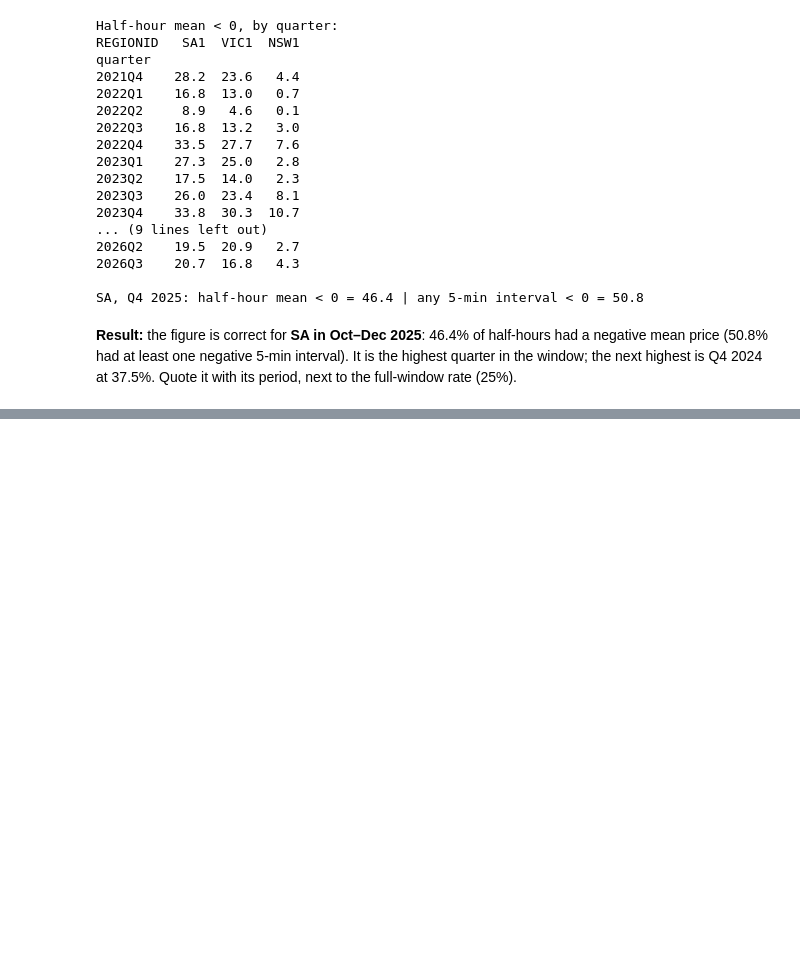
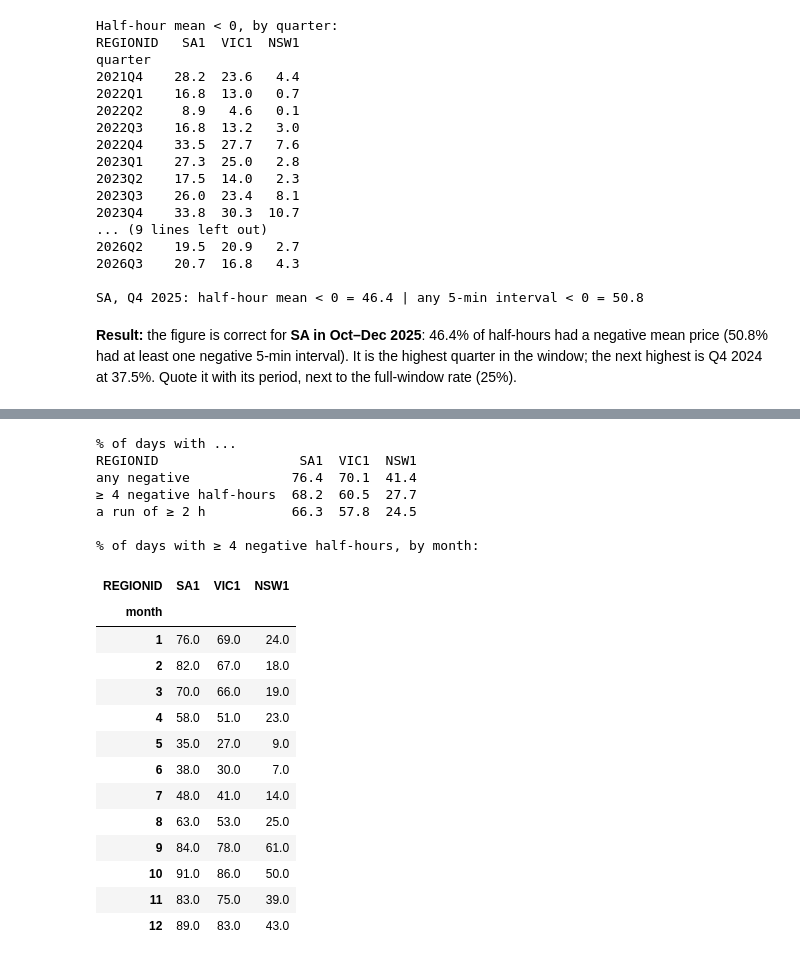
Before and after one commit to enjimenez/nem-negative-prices, a Jupyter notebook: notebooks/03-ej-negative-price-patterns.ipynb, the cells around one changed output, grey strips where cells are left out. Cells and saved outputs as stored; diff of their text form; code cells hidden in the pictures; blank space fills up the shorter version.

```diff
--- a/notebooks/03-ej-negative-price-patterns.ipynb
+++ b/notebooks/03-ej-negative-price-patterns.ipynb
@@ -232,0 +319,15 @@ fig_trend.savefig(FIGURES_DIR / "negative_share_by_month.png", dpi=150, bbox_inc
+# %%
+# One row per run of consecutive negative half-hours. Runs may cross midnight (overnight wind events do).
+# A gap in time (e.g. the excluded admin-price days) also ends a run.
+
+neg = panel.loc[panel["is_neg"] == 1, ["REGIONID", "HH_END", "DAY"]].sort_values(["REGIONID", "HH_END"])
+new_run = (neg["REGIONID"] != neg["REGIONID"].shift()) | (neg["HH_END"].diff() != pd.Timedelta("30min"))
+neg["run_id"] = new_run.cumsum()
+
+runs = neg.groupby("run_id").agg(
+    REGIONID=("REGIONID", "first"), start=("HH_END", "first"), end=("HH_END", "last"), n=("HH_END", "size")
+)  # start and end are HH_END labels: the run begins 30 min before `start`
+runs["hours"] = runs["n"] / 2
+print(len(runs), "runs\n")
+print(runs.groupby("REGIONID")["hours"].describe(percentiles=[0.25, 0.5, 0.75, 0.9]).loc[REGIONS].round(1))
+runs.nlargest(6, "n")[["REGIONID", "start", "end", "hours"]]
@@ -232,0 +384,43 @@ fig_trend.savefig(FIGURES_DIR / "negative_share_by_month.png", dpi=150, bbox_inc
+# %%
+# Battery view, per day D: a 2-hour battery charging at full power needs 4 half-hours.
+# Here a run that crosses midnight counts separately in each day.
+
+neg_hh_per_day = panel.groupby(["REGIONID", "DAY"])["is_neg"].sum()
+longest_run_h = (
+    neg.groupby(["REGIONID", "DAY", "run_id"]).size().groupby(["REGIONID", "DAY"]).max() / 2
+).reindex(neg_hh_per_day.index, fill_value=0)
+
+days = pd.DataFrame({
+    "any negative": (neg_hh_per_day > 0).groupby("REGIONID").mean(),
+    "≥ 4 negative half-hours": (neg_hh_per_day >= 4).groupby("REGIONID").mean(),
+    "a run of ≥ 2 h": (longest_run_h >= 2).groupby("REGIONID").mean(),
+}).loc[REGIONS].T * 100
+print("% of days with ...")
+print(days.round(1))
+
+full_charge = (neg_hh_per_day >= 4).rename("full").reset_index()
+full_charge["month"] = full_charge["DAY"].dt.month
+print("\n% of days with ≥ 4 negative half-hours, by month:")
+(full_charge.pivot_table(index="month", columns="REGIONID", values="full", aggfunc="mean")[REGIONS] * 100).round(0)
+# %% [output]
+% of days with ...
+REGIONID                  SA1  VIC1  NSW1
+any negative             76.4  70.1  41.4
+≥ 4 negative half-hours  68.2  60.5  27.7
+a run of ≥ 2 h           66.3  57.8  24.5
+
+% of days with ≥ 4 negative half-hours, by month:
+| REGIONID | SA1 | VIC1 | NSW1 |
+| month |  |  |  |
+| 1 | 76.0 | 69.0 | 24.0 |
+| 2 | 82.0 | 67.0 | 18.0 |
+| 3 | 70.0 | 66.0 | 19.0 |
+| 4 | 58.0 | 51.0 | 23.0 |
+| 5 | 35.0 | 27.0 | 9.0 |
+| 6 | 38.0 | 30.0 | 7.0 |
+| 7 | 48.0 | 41.0 | 14.0 |
+| 8 | 63.0 | 53.0 | 25.0 |
+| 9 | 84.0 | 78.0 | 61.0 |
+| 10 | 91.0 | 86.0 | 50.0 |
+| 11 | 83.0 | 75.0 | 39.0 |
+| 12 | 89.0 | 83.0 | 43.0 |
```
Also changed, not shown: parts of 12 cells of this notebook, 2 other files.
